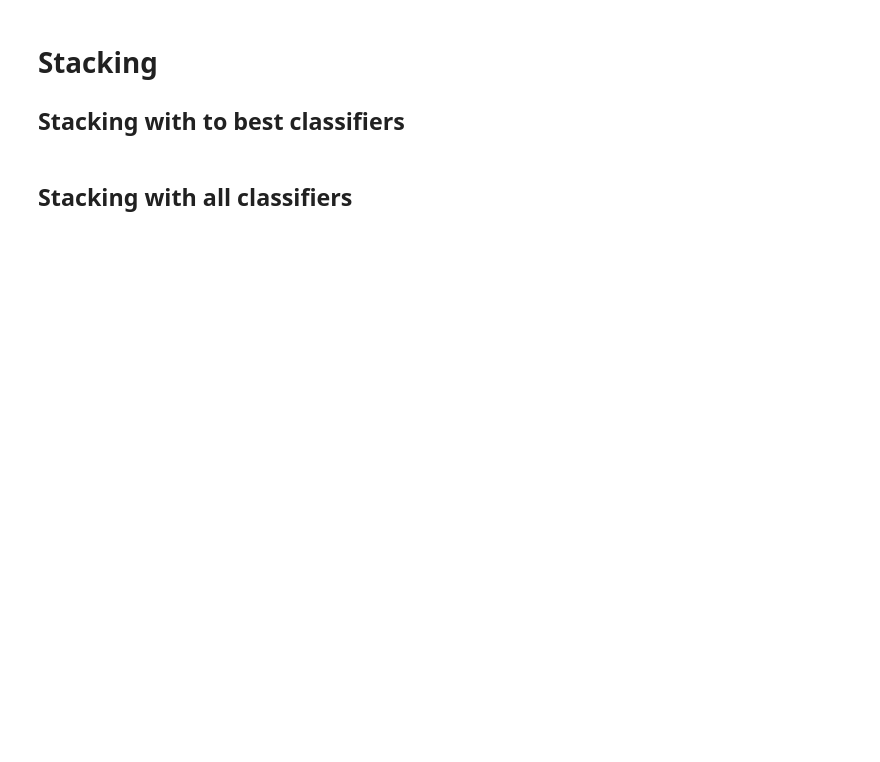
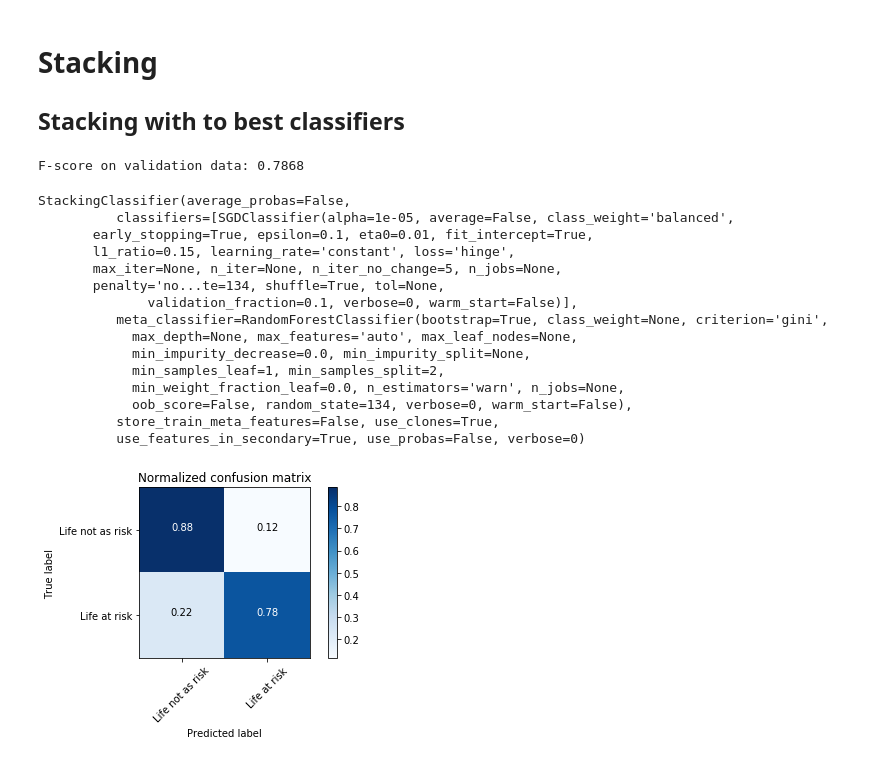
Before and after one commit to mrugeles/Supersalud-PQRSD, a Jupyter notebook: 5) Model Creation and Evaluation.ipynb, the cells around one changed output. Cells and saved outputs as stored; diff of their text form; code cells hidden in the pictures; blank space fills up the shorter version.

```diff
--- a/5) Model Creation and Evaluation.ipynb
+++ b/5) Model Creation and Evaluation.ipynb
@@ -162,10 +179,26 @@ joblib.dump(gauss_classifier, 'gauss_classifier.joblib')
 # Stacking
 ## Stacking with to best classifiers
 # %%
-sclf_two, sclf_score = model_utils.get_stack_two(rf_classifier, ada_classifier, X_train, X_test, y_train, y_test, seed)
+sclf_two, sclf_score = model_utils.get_stack_two(sdg_classifier, pa_classifier, X_train, X_test, y_train, y_test, seed)
 
 joblib.dump(sclf_two, 'sclf_two.joblib')
 
 model_utils.model_validation('sclf_two.joblib', X_test, y_test)
+# %% [output]
+F-score on validation data: 0.7868
+StackingClassifier(average_probas=False,
+          classifiers=[SGDClassifier(alpha=1e-05, average=False, class_weight='balanced',
+       early_stopping=True, epsilon=0.1, eta0=0.01, fit_intercept=True,
+       l1_ratio=0.15, learning_rate='constant', loss='hinge',
+       max_iter=None, n_iter=None, n_iter_no_change=5, n_jobs=None,
+       penalty='no...te=134, shuffle=True, tol=None,
+              validation_fraction=0.1, verbose=0, warm_start=False)],
+          meta_classifier=RandomForestClassifier(bootstrap=True, class_weight=None, criterion='gini',
+            max_depth=None, max_features='auto', max_leaf_nodes=None,
+            min_impurity_decrease=0.0, min_impurity_split=None,
+            min_samples_leaf=1, min_samples_split=2,
+            min_weight_fraction_leaf=0.0, n_estimators='warn', n_jobs=None,
+            oob_score=False, random_state=134, verbose=0, warm_start=False),
+          store_train_meta_features=False, use_clones=True,
+          use_features_in_secondary=True, use_probas=False, verbose=0)
+[figure, added]
-# %% [markdown]
-## Stacking with all classifiers
```
Also changed, not shown: parts of 9 cells of this notebook, 4 other files.
